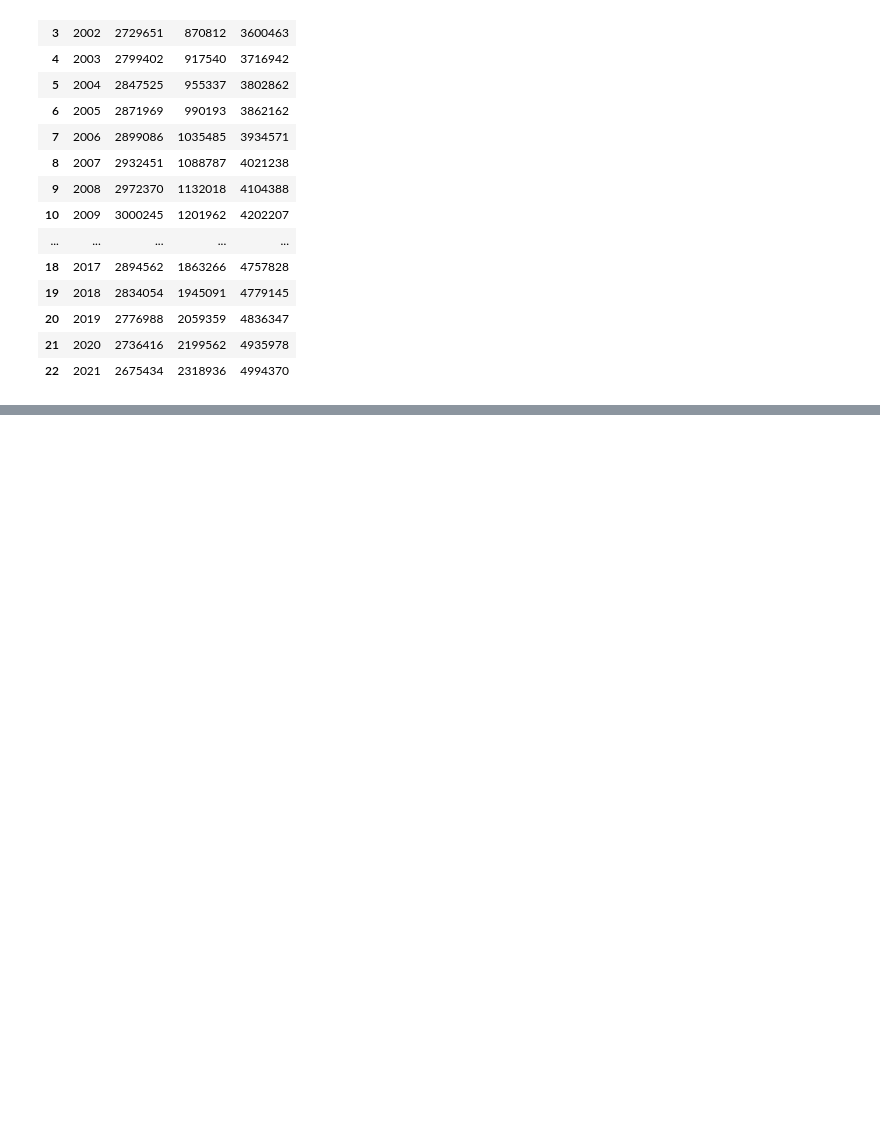
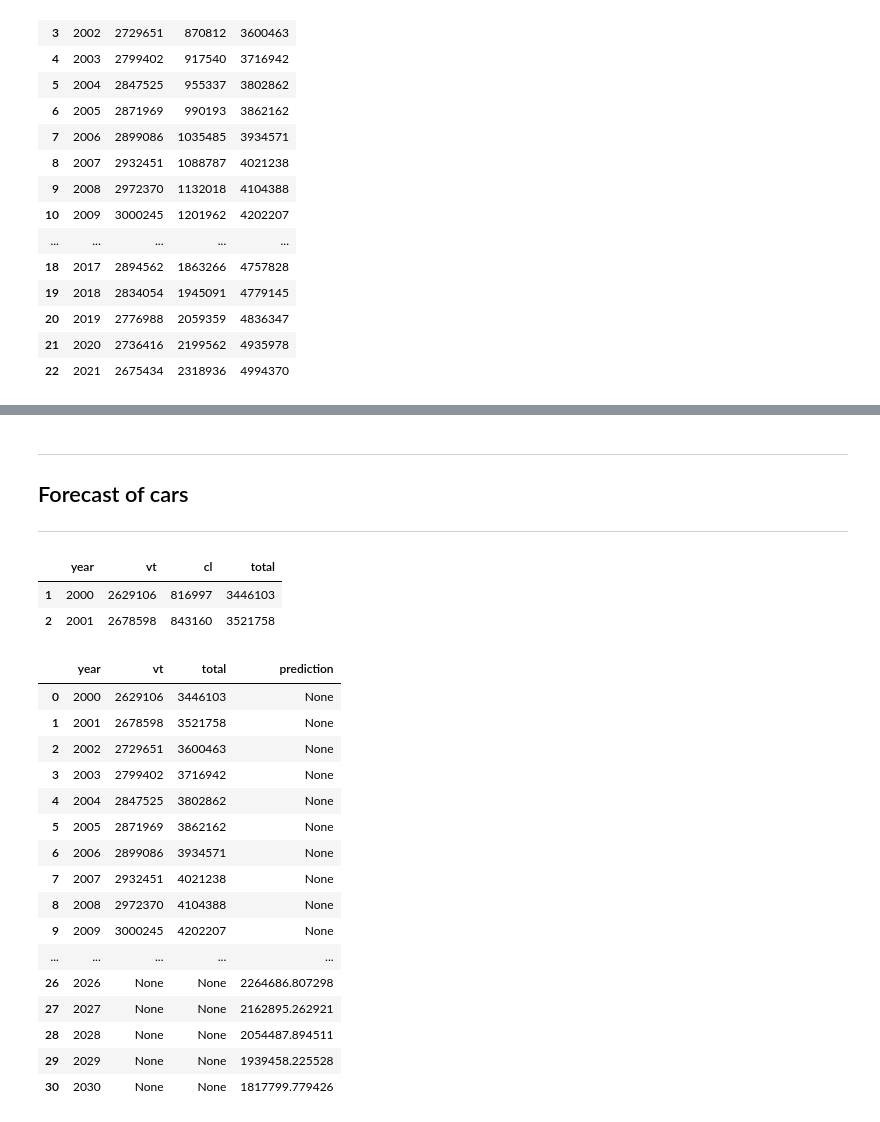
Before and after one commit to caseguin/car_stock_forecast, a Jupyter notebook: clean_saaq.ipynb, the cells around one changed output, grey strips where cells are left out. Cells and saved outputs as stored; diff of their text form; code cells hidden in the pictures; blank space fills up the shorter version.

Commit message:
Polynomial_vt

```diff
--- a/clean_saaq.ipynb
+++ b/clean_saaq.ipynb
@@ -201,0 +211,10 @@ plt.show()
+# %% [markdown]
+***
+## Forecast of cars
+***
+# %%
+cars_ld.head(2)
+# %% [output]
+|  | year | vt | cl | total |
+| 1 | 2000 | 2629106 | 816997 | 3446103 |
+| 2 | 2001 | 2678598 | 843160 | 3521758 |
@@ -201,0 +235,51 @@ plt.show()
+# %%
+import pandas as pd
+import numpy as np
+from sklearn.preprocessing import PolynomialFeatures
+from sklearn.linear_model import Ridge
+
+# Your existing code to create the predictions
+X = cars_ld['year'].values.reshape(-1, 1)
+y = cars_ld['vt'].values
+
+degree = 3
+poly_features = PolynomialFeatures(degree=degree)
+X_poly = poly_features.fit_transform(X)
+
+ridge_model.fit(X_poly, y)
+
+# Create a range of years for prediction
+years_to_predict = np.arange(2022, 2031).reshape(-1, 1)
+X_to_predict = poly_features.transform(years_to_predict)
+
+predictions = ridge_model.predict(X_to_predict)
+
+# Create a DataFrame with original values, predictions, and confidence intervals (if applicable)
+data = {'year': np.concatenate((cars_ld['year'], years_to_predict.flatten())),
+        'vt': np.concatenate((y, [None] * len(years_to_predict))),
+        'total': np.concatenate((cars_ld['total'], [None] * len(years_to_predict))),
+        'prediction': np.concatenate(([None] * len(cars_ld['year']), predictions))
+}
+
+predictions_df = pd.DataFrame(data)
+
+# Print the DataFrame with original values, predictions, and confidence intervals
+predictions_df
+# %% [output]
+|  | year | vt | total | prediction |
+| 0 | 2000 | 2629106 | 3446103 | None |
+| 1 | 2001 | 2678598 | 3521758 | None |
+| 2 | 2002 | 2729651 | 3600463 | None |
+| 3 | 2003 | 2799402 | 3716942 | None |
+| 4 | 2004 | 2847525 | 3802862 | None |
+| 5 | 2005 | 2871969 | 3862162 | None |
+| 6 | 2006 | 2899086 | 3934571 | None |
+| 7 | 2007 | 2932451 | 4021238 | None |
+| 8 | 2008 | 2972370 | 4104388 | None |
+| 9 | 2009 | 3000245 | 4202207 | None |
+| ... | ... | ... | ... | ... |
+| 26 | 2026 | None | None | 2264686.807298 |
+| 27 | 2027 | None | None | 2162895.262921 |
+| 28 | 2028 | None | None | 2054487.894511 |
+| 29 | 2029 | None | None | 1939458.225528 |
+| 30 | 2030 | None | None | 1817799.779426 |
```
Also changed, not shown: parts of 13 cells of this notebook.
